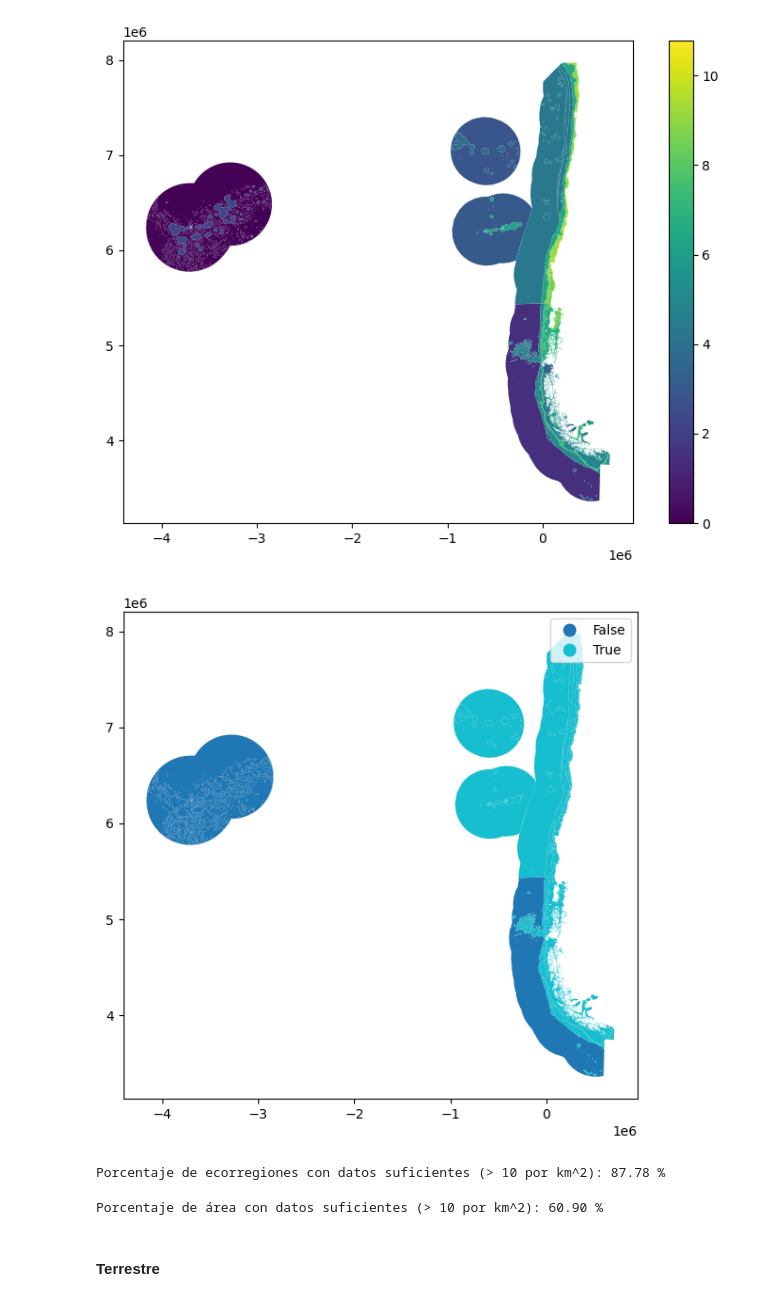
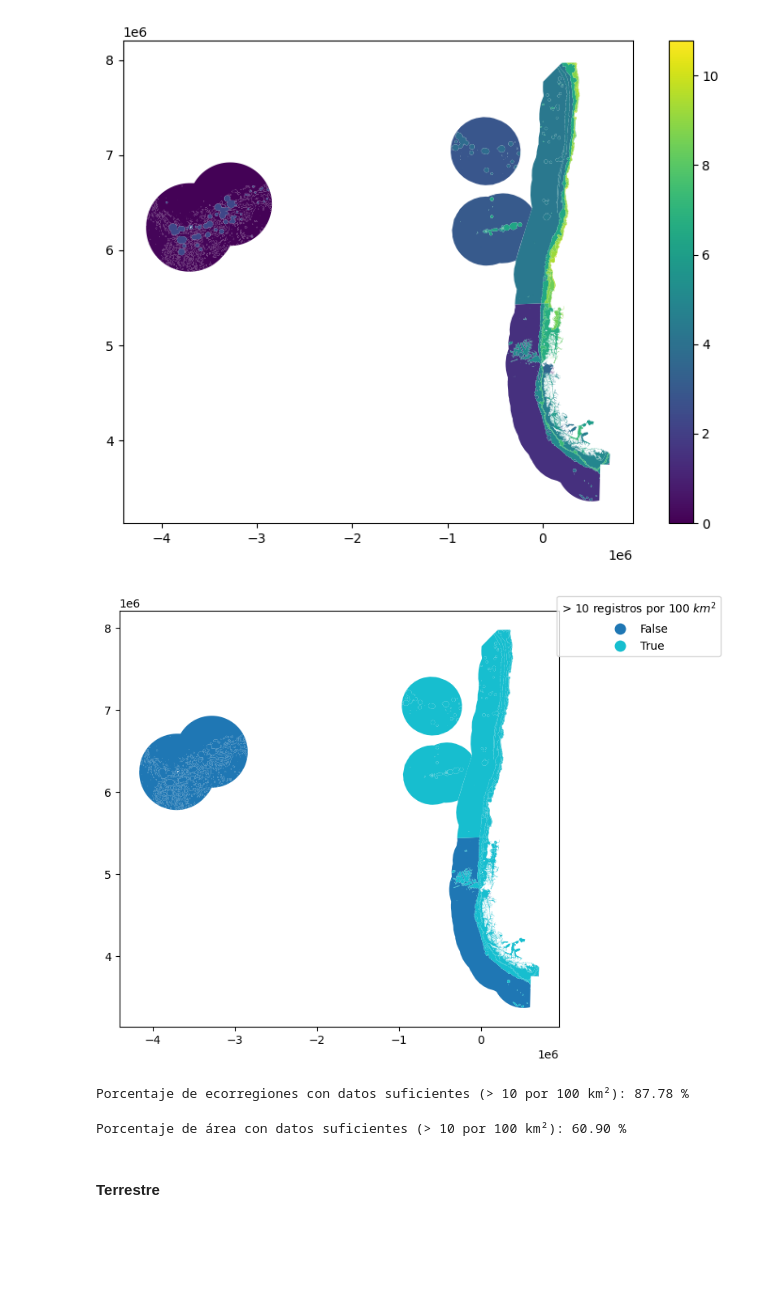
Before and after one commit to IEB-BIODATA/7NR-Indicators, a Jupyter notebook: indicadores/21_1_Indicator_on_biodiversity_information_for_monitoring/21_1_Indicator_on_biodiversity_information_for_monitoring.ipynb, the cells around one changed output. Saved outputs shown, nothing was run; the diff lists cells and outputs as text; code cells hidden in the pictures; blank space fills up the shorter version.

```diff
--- a/indicadores/21_1_Indicator_on_biodiversity_information_for_monitoring/21_1_Indicator_on_biodiversity_information_for_monitoring.ipynb
+++ b/indicadores/21_1_Indicator_on_biodiversity_information_for_monitoring/21_1_Indicator_on_biodiversity_information_for_monitoring.ipynb
@@ -113,11 +113,11 @@ ecorregiones
 %%time
 joined = gpd.sjoin(gbif, ecorregiones, how='left', predicate='within')
 point_counts = joined.groupby('index_right').size().reset_index(name='point_count')
-result = ecorregiones.copy()
-result = result.merge(point_counts, left_index=True, right_on='index_right', how='left')
-result['point_count'] = result['point_count'].fillna(0).astype(int)
-result['densidad'] = result["point_count"] * 100 / result["Km_cuadrad"]
-result['more_than_10'] = result['densidad'] >= 10
-result['densidad_log'] = np.log1p(result['densidad'])
-result
+result_marino = ecorregiones.copy()
+result_marino = result_marino.merge(point_counts, left_index=True, right_on='index_right', how='left')
+result_marino['point_count'] = result_marino['point_count'].fillna(0).astype(int)
+result_marino['densidad'] = result_marino["point_count"] * 100 / result_marino["Km_cuadrad"]
+result_marino['more_than_10'] = result_marino['densidad'] >= 10
+result_marino['densidad_log'] = np.log1p(result_marino['densidad'])
+result_marino
 # %% [output]
@@ -149,25 +149,33 @@ plt.close(fig)
 [figure]
 # %%
 fig, ax = plt.subplots(figsize=(8, 6))
-result.plot(ax=ax, column="more_than_10", legend=True)
+result_marino.plot(
+    ax=ax,
+    column="more_than_10",
+    legend=True,
+    legend_kwds={
+        'bbox_to_anchor': (1.38, 1.05),
+        'loc': 'upper right',
+        'title': '> 10 registros por $100\\;km^2$'
+    })
 fig.tight_layout()
 fig.savefig("ecorregiones_suficientes.png")
 plt.show()
 plt.close(fig)
 # %% [output]
-[figure, old version]
+[figure, new version]
 # %%
-suficientes = sum(result["more_than_10"])
-total_ecorregiones = len(result)
-print(f"Porcentaje de ecorregiones con datos suficientes (> 10 por km^2): {suficientes * 100/ total_ecorregiones:.2f} %")
+suficientes_marino = sum(result_marino["more_than_10"])
+total_marino = len(result_marino)
+print(f"Porcentaje de ecorregiones con datos suficientes (> 10 por 100 km\u00b2): {suficientes_marino * 100 / total_marino:.2f} %")
 # %% [output]
-Porcentaje de ecorregiones con datos suficientes (> 10 por km^2): 87.78 %
+Porcentaje de ecorregiones con datos suficientes (> 10 por 100 km²): 87.78 %
 # %%
-km_suficientes = result[result["more_than_10"]]["Km_cuadrad"].sum()
-km_totales = result["Km_cuadrad"].sum()
-print(f"Porcentaje de área con datos suficientes (> 10 por km^2): {km_suficientes * 100/ km_totales:.2f} %")
+km_suficientes_marino = result_marino[result_marino["more_than_10"]]["Km_cuadrad"].sum()
+km_totales_marino = result_marino["Km_cuadrad"].sum()
+print(f"Porcentaje de área con datos suficientes (> 10 por 100 km\u00b2): {km_suficientes_marino * 100 / km_totales_marino:.2f} %")
 # %% [output]
-Porcentaje de área con datos suficientes (> 10 por km^2): 60.90 %
+Porcentaje de área con datos suficientes (> 10 por 100 km²): 60.90 %
 # %% [markdown]
 #### Terrestre
 # %%
```
Also changed, not shown: parts of 13 cells of this notebook.
